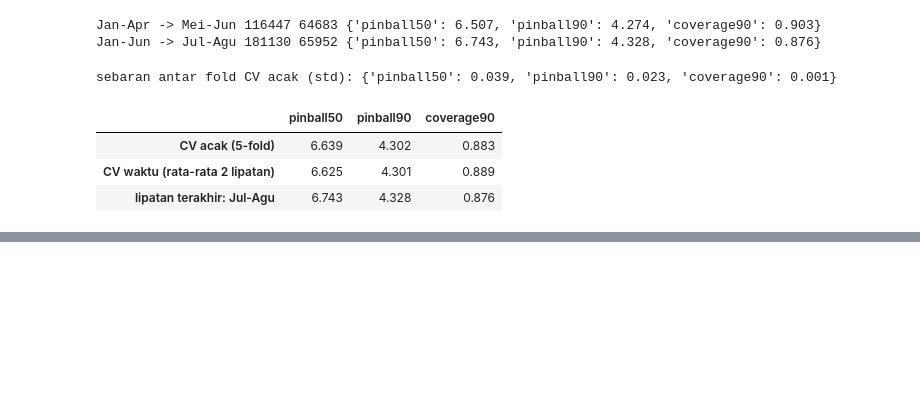
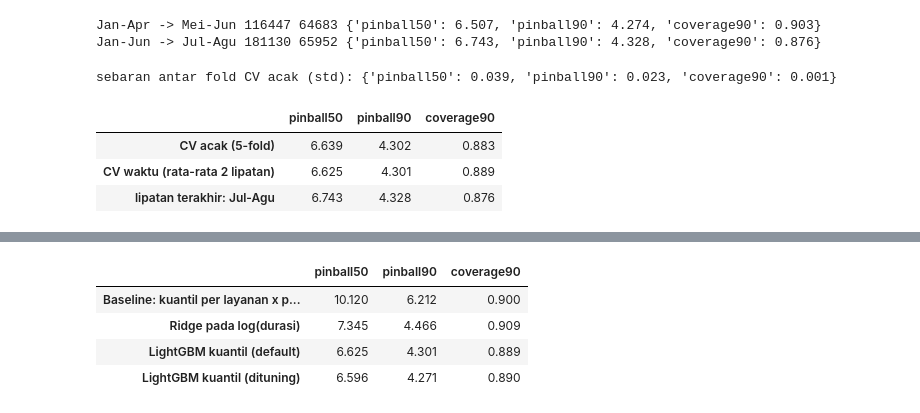
Before and after one commit to sebastianvettel1212/uts-ml, a Jupyter notebook: kode/01_regresi.ipynb, the cells around one changed output, grey strips where cells are left out. Saved outputs shown, nothing was run; the diff lists cells and outputs as text; code cells hidden in the pictures; blank space fills up the shorter version.

```diff
--- a/kode/01_regresi.ipynb
+++ b/kode/01_regresi.ipynb
@@ -375,0 +505,14 @@ simpan_hasil("tugas1", {"validasi": {
+# %%
+hasil_model["LightGBM kuantil (default)"] = evaluasi_model(
+    lambda l, v: (latih_lgb(FITUR, l, v, 0.5), latih_lgb(FITUR, l, v, 0.9)))
+hasil_model["LightGBM kuantil (dituning)"] = evaluasi_model(
+    lambda l, v: (latih_lgb_param(l, v, 0.5, PARAM_P50), latih_lgb_param(l, v, 0.9, PARAM_P90)))
+
+banding_model = pd.DataFrame({m: h["rata-rata"] for m, h in hasil_model.items()}).T.round(3)
+banding_model
+# %% [output]
+|  | pinball50 | pinball90 | coverage90 |
+| Baseline: kuantil per layanan x p... | 10.120 | 6.212 | 0.900 |
+| Ridge pada log(durasi) | 7.345 | 4.466 | 0.909 |
+| LightGBM kuantil (default) | 6.625 | 4.301 | 0.889 |
+| LightGBM kuantil (dituning) | 6.596 | 4.271 | 0.890 |
```
Also changed, not shown: parts of 5 cells of this notebook, 1 other file.
